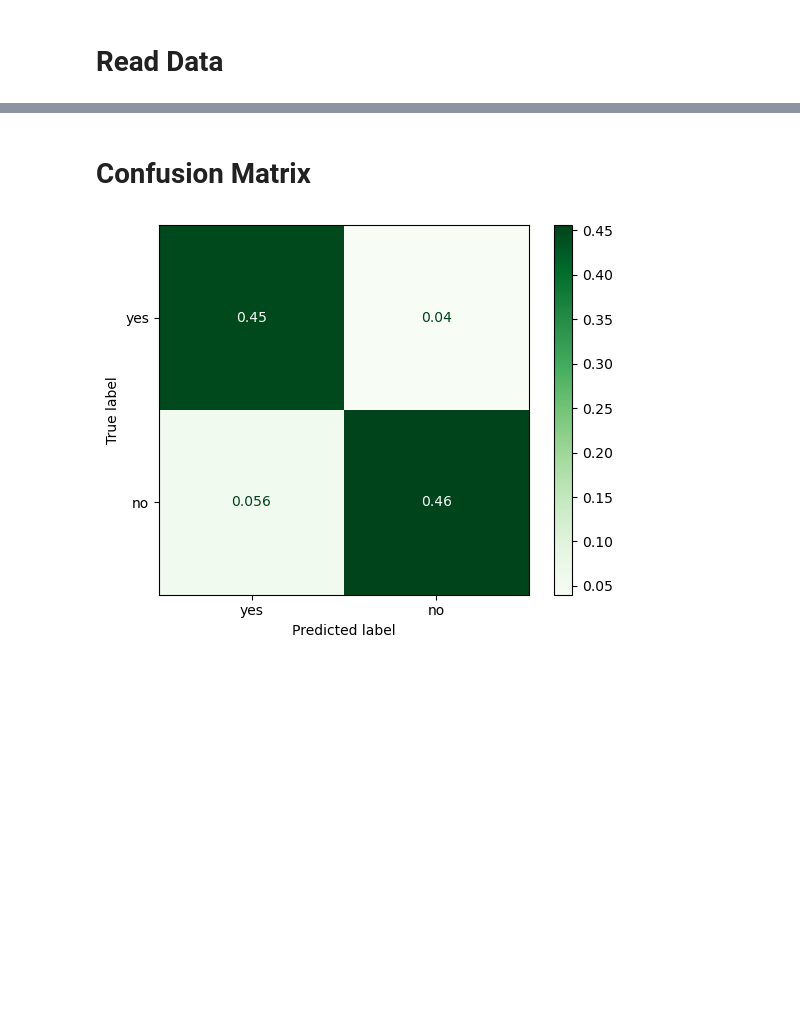
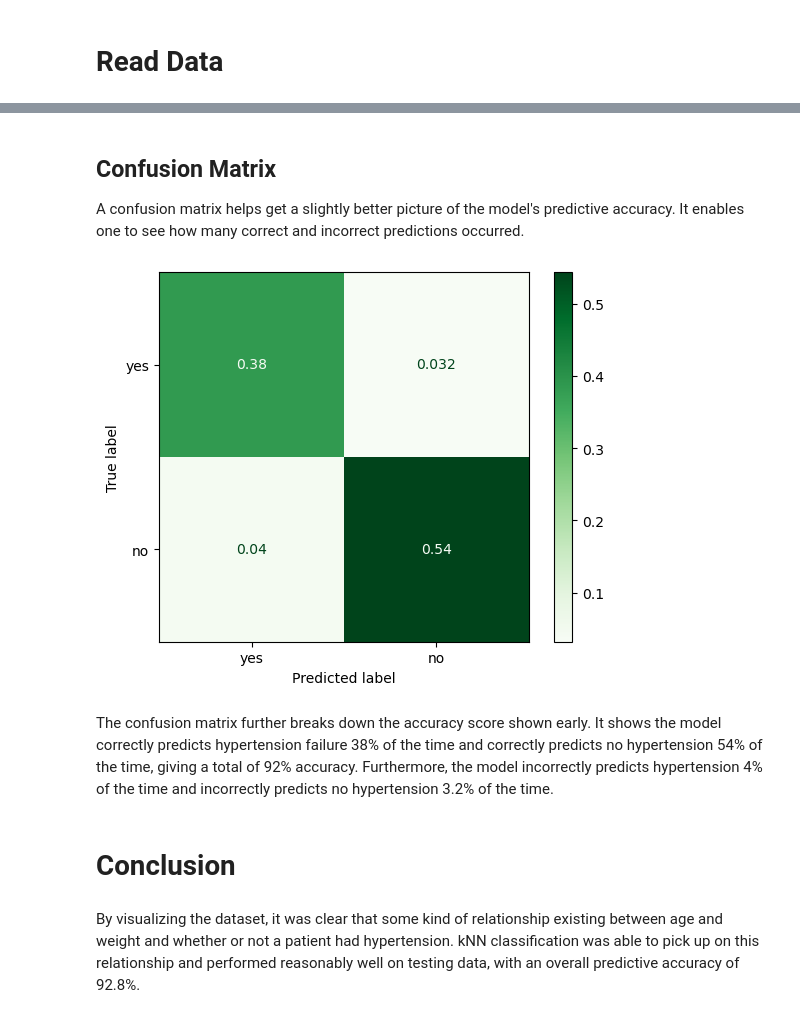
Before and after one commit to papir805/Stanford-ML-Class, a Jupyter notebook: notebooks/k_nearest_neighbors_classifier.ipynb, the cells around one changed output, grey strips where cells are left out. Drawn from its saved outputs; the diff is of its cells as text; code cells hidden in the pictures; blank space fills up the shorter version.

```diff
--- a/notebooks/k_nearest_neighbors_classifier.ipynb
+++ b/notebooks/k_nearest_neighbors_classifier.ipynb
@@ -25,0 +39,11 @@ df.head()
+# %%
+# Store label names for x and y
+x_label = 'age (yrs)'
+y_label = 'weight (lbs)'
+
+# Store target label name
+target_label = 'hypertension'
+
+# Extract unique target labels
+label_0 = 'yes'
+label_1 = 'no'
@@ -25,0 +52,8 @@ df.head()
+# %%
+# Assign colors based on target_label for visualization
+df['color'] = df[target_label].map({label_0:'green', label_1:'red'})
+
+# Seperate the data on patients with hypertension
+# from those without
+df_yesses = df[df[target_label]==label_0]
+df_nos = df[df[target_label]==label_1]
@@ -28,9 +106,13 @@ df.head()
 # %%
-feat_names = df.columns[:-1]
-class_names = df['type'].unique()
+# Separate feature names
+feat_names = [x_label, y_label]
+
+# Extract unique class labels
+unique_labels = df[target_label].unique()
 # %%
+# Split dataset into training and testing dataset
 X_train, X_test, y_train, y_test = train_test_split(df[feat_names],
-                                                    df['type'],
+                                                    df[target_label],
                                                     test_size=0.25,
                                                     random_state=42)
 # %% [markdown]
@@ -101,11 +311,27 @@ plt.show()
 # %% [markdown]
-# Confusion Matrix
+## Confusion Matrix
+
+A confusion matrix helps get a slightly better picture of the model's predictive accuracy.  It enables one to see how many correct and incorrect predictions occurred.
 # %%
-cm = confusion_matrix(y_test, predictions,
-                      labels=class_names,
+# Create confusion matrix object
+cm = confusion_matrix(y_true=y_test,
+                      y_pred=predictions,
+                      labels=unique_labels,
                       normalize='all')
-cm_display = ConfusionMatrixDisplay(confusion_matrix=cm, display_labels=class_names)
+
+# Create confusion matrix display object
+cm_display = ConfusionMatrixDisplay(confusion_matrix=cm,
+                                    display_labels=unique_labels)
+
+# Graph confusion matrix display
 cm_display.plot(cmap='Greens')
+
 plt.show()
 # %% [output]
-[figure, old version]
+[figure, new version]
+# %% [markdown]
+The confusion matrix further breaks down the accuracy score shown early.  It shows the model correctly predicts hypertension failure 38% of the time and correctly predicts no hypertension 54% of the time, giving a total of 92% accuracy.  Furthermore, the model incorrectly predicts hypertension 4% of the time and incorrectly predicts no hypertension 3.2% of the time.
+# %% [markdown]
+# Conclusion
+# %% [markdown]
+By visualizing the dataset, it was clear that some kind of relationship existing between age and weight and whether or not a patient had hypertension.  kNN classification was able to pick up on this relationship and performed reasonably well on testing data, with an overall predictive accuracy of 92.8%.
```
Also changed, not shown: parts of 33 cells of this notebook, 1 other file.
